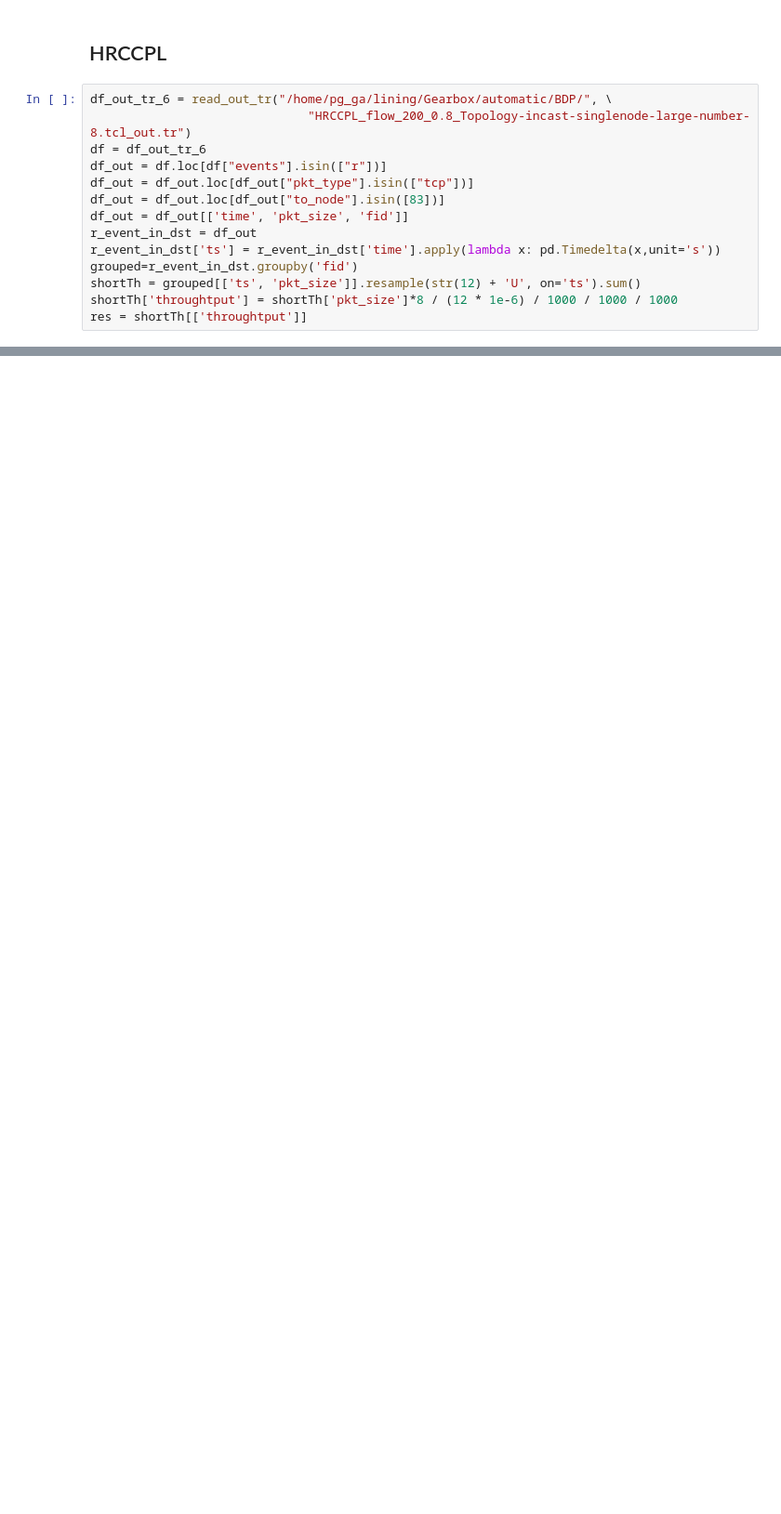
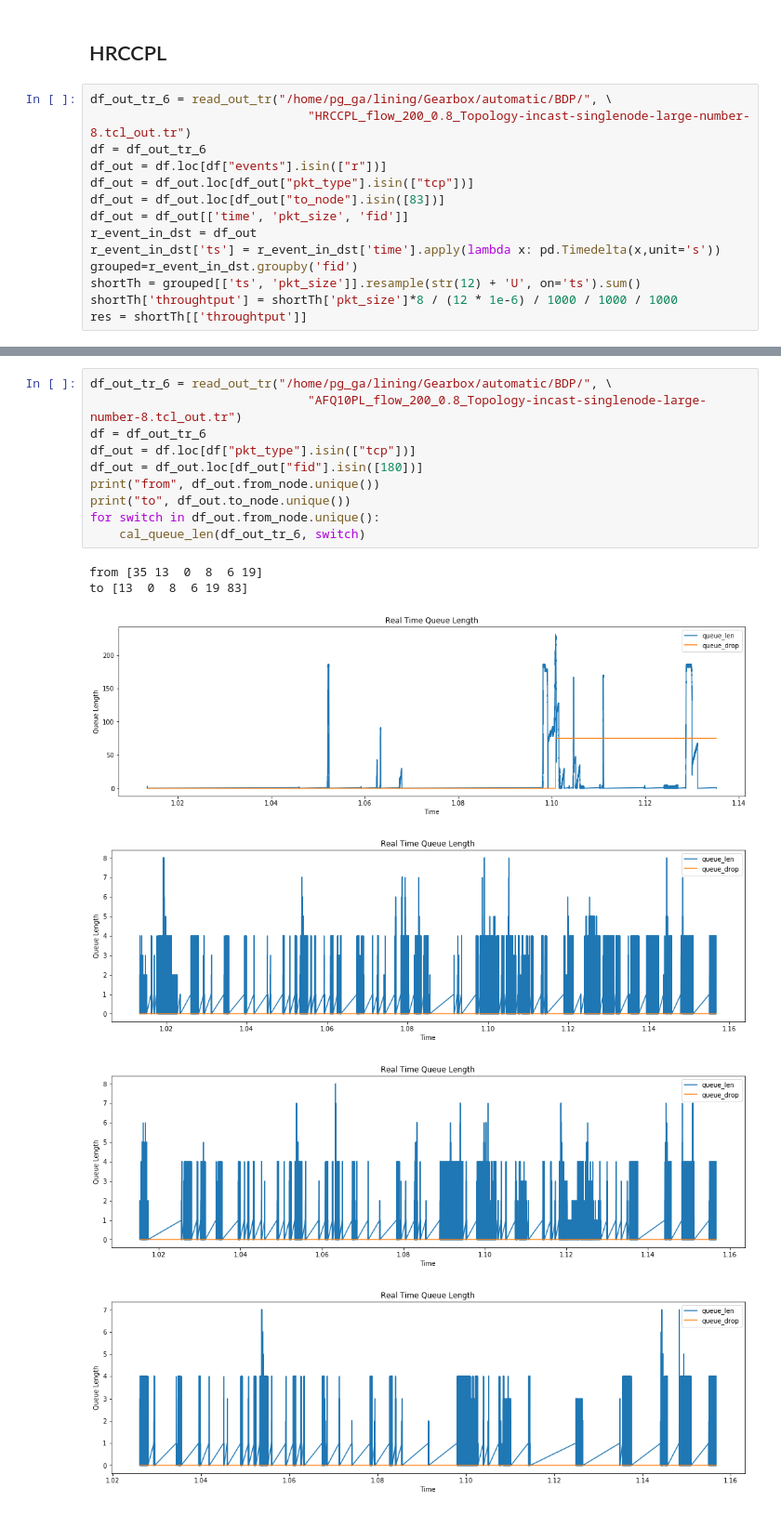
Before and after one commit to FruitBrother/Gearbox, a Jupyter notebook: analysis/large-number-8-fid.ipynb, the cells around one changed output, grey strips where cells are left out. Shown at 93% size. Saved outputs shown, nothing was run; the diff lists cells and outputs as text; blank space fills up the shorter version.

```diff
--- a/analysis/large-number-8-fid.ipynb
+++ b/analysis/large-number-8-fid.ipynb
@@ -204,0 +264,17 @@ to [13  1 10  7 19 83]
+# %%
+df_out_tr_6 = read_out_tr("/home/pg_ga/lining/Gearbox/automatic/BDP/", \
+                              "AFQ10PL_flow_200_0.8_Topology-incast-singlenode-large-number-8.tcl_out.tr")
+df = df_out_tr_6
+df_out = df.loc[df["pkt_type"].isin(["tcp"])]
+df_out = df_out.loc[df_out["fid"].isin([180])]
+print("from", df_out.from_node.unique())
+print("to", df_out.to_node.unique())
+for switch in df_out.from_node.unique():
+    cal_queue_len(df_out_tr_6, switch)
+# %% [output]
+from [35 13  0  8  6 19]
+to [13  0  8  6 19 83]
+[figure, added]
+[figure, added]
+[figure, added]
+[figure, added]
```
Also changed, not shown: parts of 15 cells of this notebook, 4 other files.
